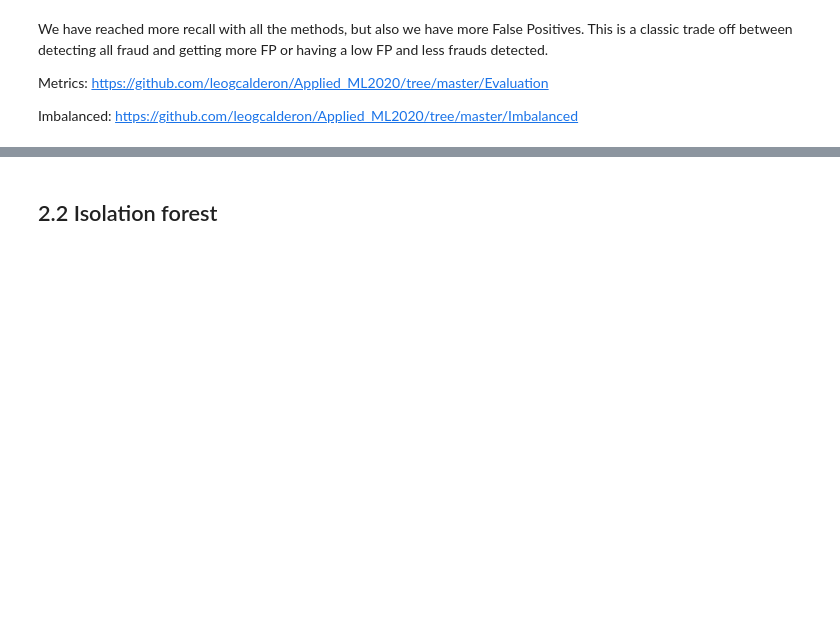
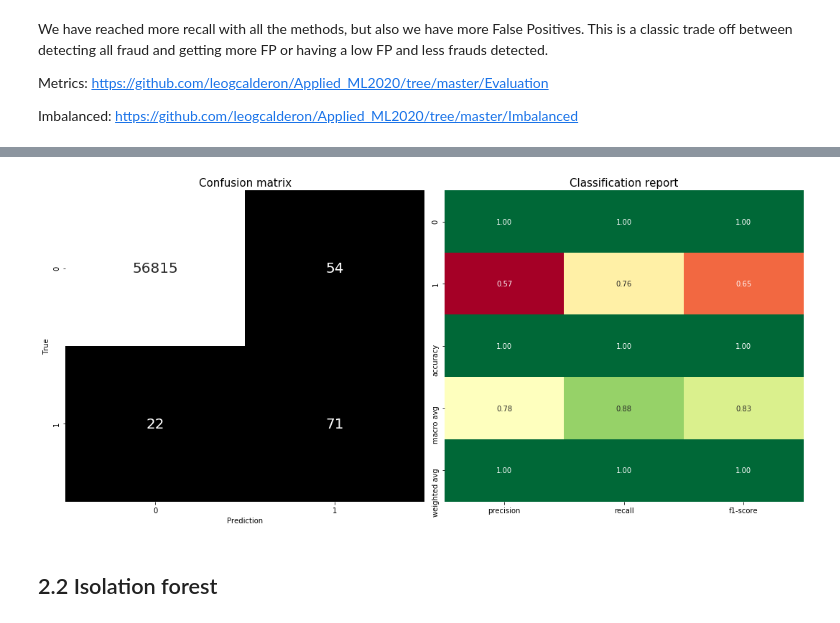
Before and after one commit to leogcalderon/fraud_detection, a Jupyter notebook: fraud_detection.ipynb, the cells around one changed output, grey strips where cells are left out. Cells and saved outputs as stored; diff of their text form; code cells hidden in the pictures; blank space fills up the shorter version.

```diff
--- a/fraud_detection.ipynb
+++ b/fraud_detection.ipynb
@@ -308,0 +386,6 @@ Logistic regression  Undersampling   Oversampling   Class weight
+# %%
+lr_pipe = Pipeline_imb([('scaler',RobustScaler()),
+                        ('smote',SMOTE()),
+                        ('model',LogisticRegression(max_iter=10000))])
+
+lr_pipe.fit(pd.concat([X_train,X_val]),np.concatenate((y_train,y_val)))
@@ -309,3 +409,8 @@ Logistic regression  Undersampling   Oversampling   Class weight
+# %%
+pred = to_labels(lr_pipe.predict_proba(X_test)[:,1],thresholds[ix])
+pred_report(pred,X_test,y_test,(15,7))
+# %% [output]
+[figure, added]
 # %% [markdown]
 ## 2.2 Isolation forest
 # %% [markdown]
```
Also changed, not shown: parts of 12 cells of this notebook.
